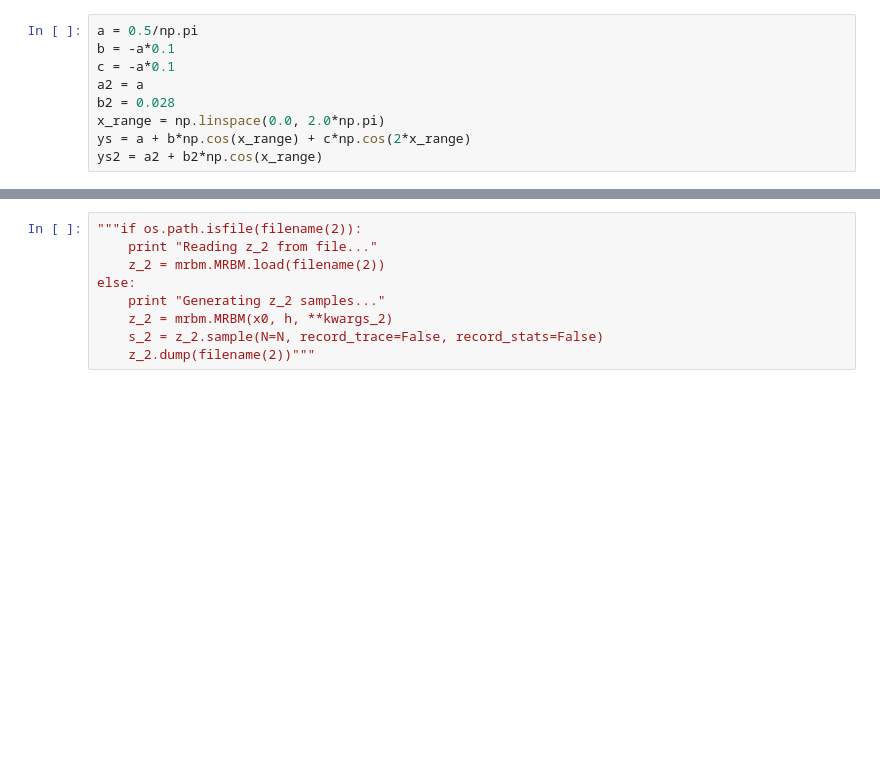
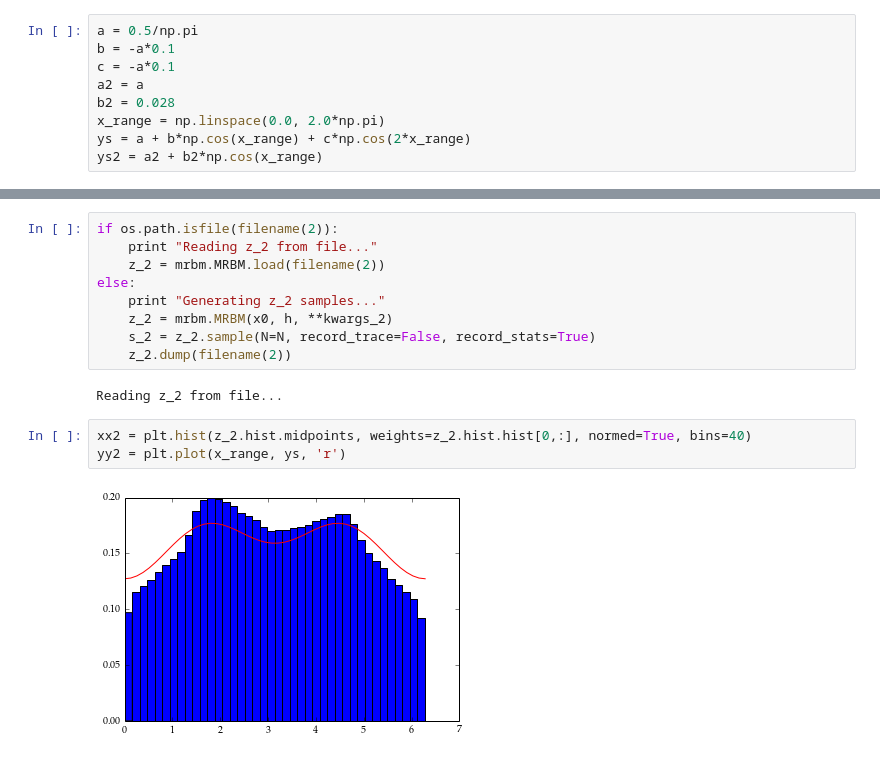
Before and after one commit to Danie1Johnson/research, a Jupyter notebook: BGMRBM T3 thesis.ipynb, the cells around one changed output, grey strips where cells are left out. Saved outputs shown, nothing was run; the diff lists cells and outputs as text; blank space fills up the shorter version.

```diff
--- a/BGMRBM T3 thesis.ipynb
+++ b/BGMRBM T3 thesis.ipynb
@@ -189,9 +205,16 @@ yy1 = plt.plot(x_range, ys, 'r')
 # %%
-"""if os.path.isfile(filename(2)):
+if os.path.isfile(filename(2)):
     print "Reading z_2 from file..."
     z_2 = mrbm.MRBM.load(filename(2))
 else:
     print "Generating z_2 samples..."
     z_2 = mrbm.MRBM(x0, h, **kwargs_2)
-    s_2 = z_2.sample(N=N, record_trace=False, record_stats=False)
-    z_2.dump(filename(2))"""
+    s_2 = z_2.sample(N=N, record_trace=False, record_stats=True)
+    z_2.dump(filename(2))
+# %% [output]
+Reading z_2 from file...
+# %%
+xx2 = plt.hist(z_2.hist.midpoints, weights=z_2.hist.hist[0,:], normed=True, bins=40)
+yy2 = plt.plot(x_range, ys, 'r')
+# %% [output]
+[figure, added]
```
Also changed, not shown: parts of 18 cells of this notebook, 8 other files.
